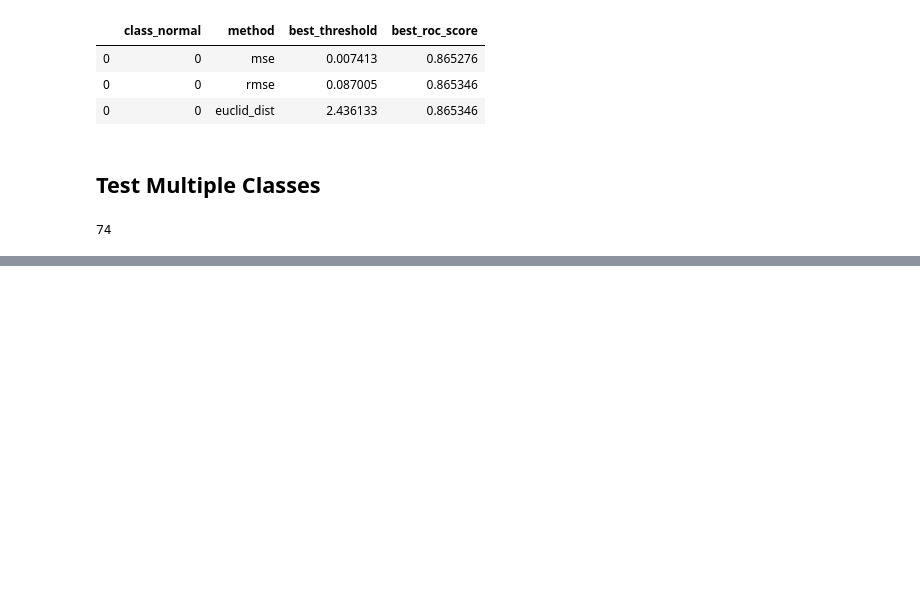
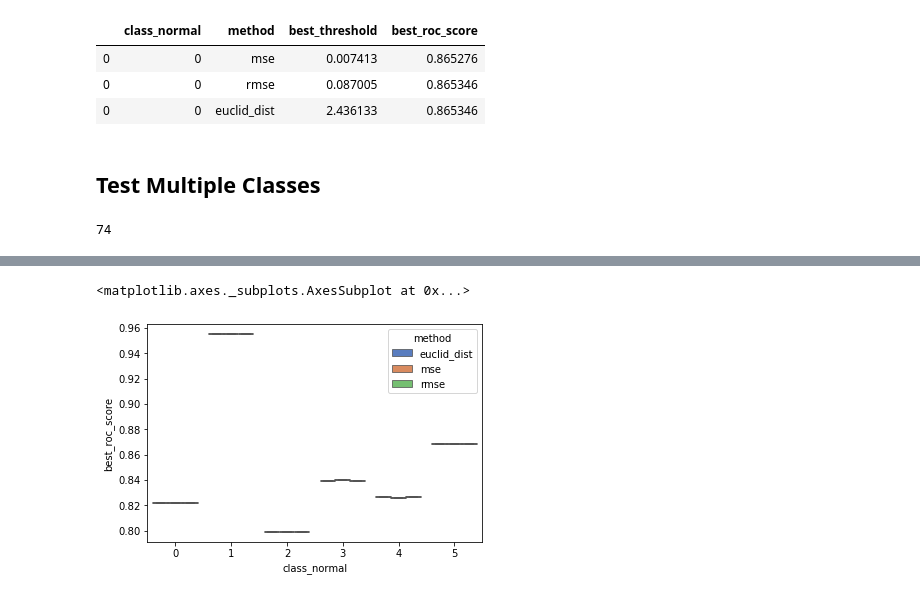
Before and after one commit to tvhahn/autoencoder-sandbox, a Jupyter notebook: notebooks/6.0-autoencoder-anomaly-detection.ipynb, the cells around one changed output, grey strips where cells are left out. Saved outputs shown, nothing was run; the diff lists cells and outputs as text; code cells hidden in the pictures; blank space fills up the shorter version.

```diff
--- a/notebooks/6.0-autoencoder-anomaly-detection.ipynb
+++ b/notebooks/6.0-autoencoder-anomaly-detection.ipynb
@@ -631,0 +678,5 @@ df_all
+# %%
+sns.boxplot(x='class_normal', y='best_roc_score', hue='method', data=df1,palette="muted")
+# %% [output]
+<matplotlib.axes._subplots.AxesSubplot at 0x...>
+[figure, added]
```
Also changed, not shown: parts of 7 cells of this notebook, 1 other file.
